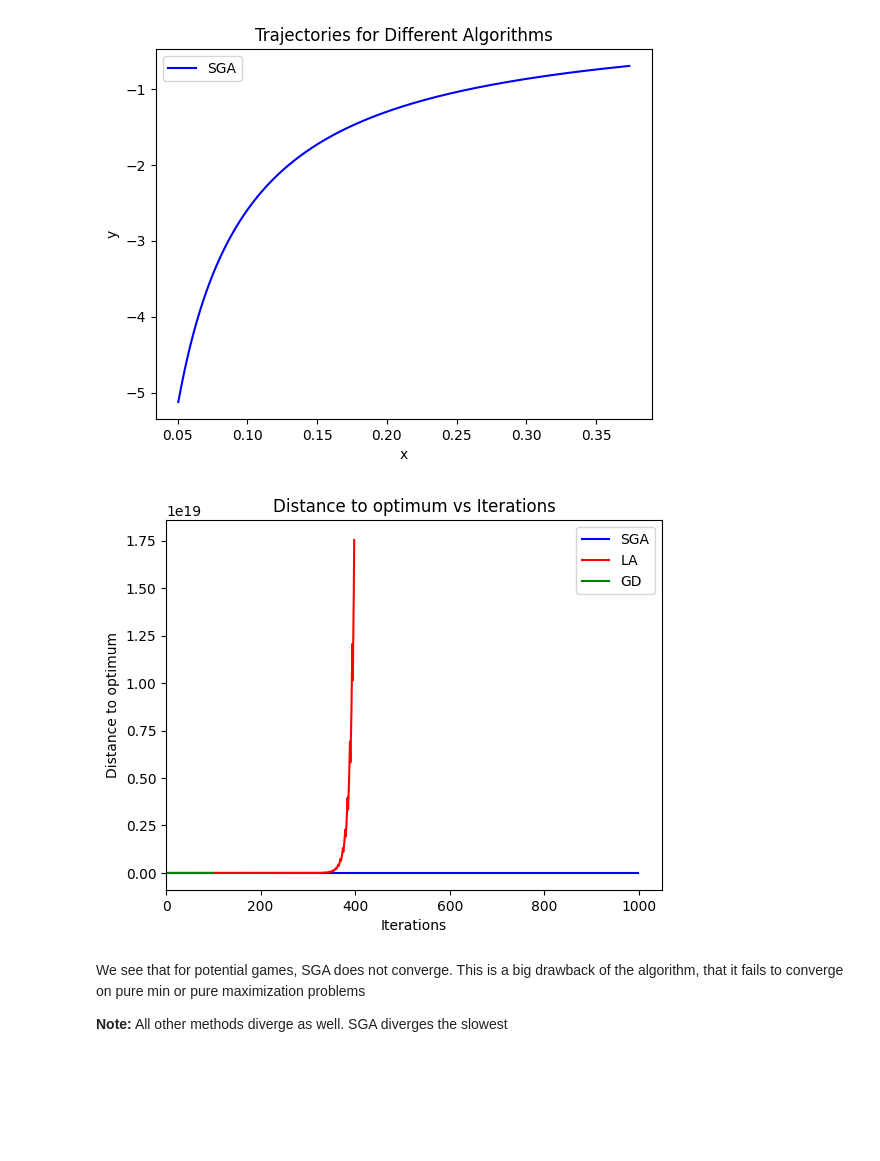
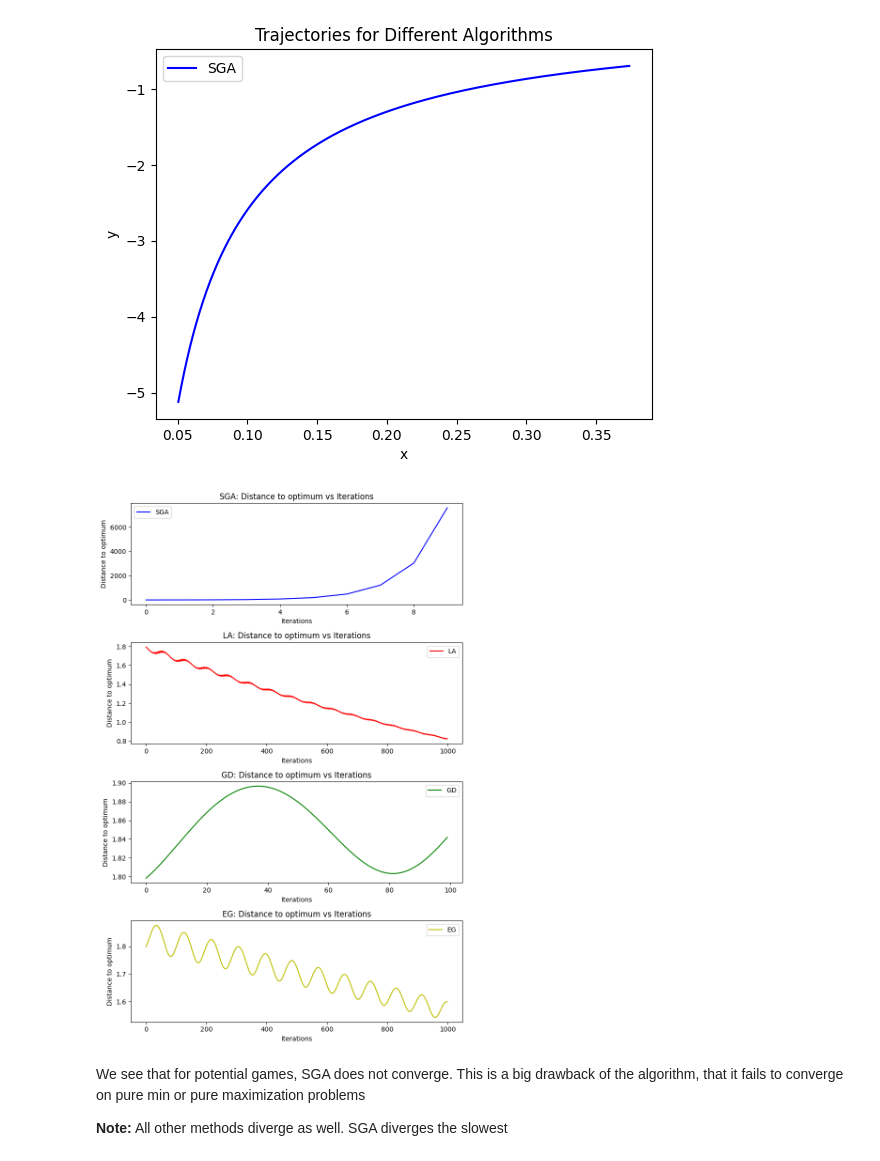
Before and after one commit to aniketSanyal/GamesInMLProject, a Jupyter notebook: Symplectic_Gradient_Adjustment_with_Lookahead.ipynb, the cells around one changed output. Saved outputs shown, nothing was run; the diff lists cells and outputs as text; code cells hidden in the pictures; blank space fills up the shorter version.

```diff
--- a/Symplectic_Gradient_Adjustment_with_Lookahead.ipynb
+++ b/Symplectic_Gradient_Adjustment_with_Lookahead.ipynb
@@ -350,21 +350,62 @@ plt.legend()
 plt.show()
 # %% [output]
 [figure]
-# %%
-plt.plot(distances_sga, linestyle='-', color='b', label='SGA')
-plt.plot(distances_la,  linestyle='-', color='r', label='LA')
-plt.plot(distances_gd[:100],linestyle='-', color='g', label='GD')
-# plt.plot(distances_eg,linestyle='-', color='y', label='EG')
-
-
-plt.title("Distance to optimum vs Iterations")
-plt.xlim(left=0)
-plt.xlabel("Iterations")
-plt.ylabel("Distance to optimum")
-plt.legend()
-plt.show()
-# %% [output]
-[figure, removed]
+# %%
+
+
+# plt.plot(distances_sga, linestyle='-', color='b', label='SGA')
+# plt.plot(distances_la,  linestyle='-', color='r', label='LA')
+# plt.plot(distances_gd[:100],linestyle='-', color='g', label='GD')
+# plt.plot(distances_eg,linestyle='-', color='y', label='EG')
+
+
+# plt.title("Distance to optimum vs Iterations")
+# plt.xlim(left=0)
+# plt.xlabel("Iterations")
+# plt.ylabel("Distance to optimum")
+# plt.legend()
+# plt.show()
+
+import matplotlib.pyplot as plt
+
+# 假设 distances_sga, distances_la, distances_gd, distances_eg 是已经定义好的数据集
+
+# 创建一个图形框架，并将其分为四个子图
+fig, axs = plt.subplots(4, 1, figsize=(8, 12))  # 4行1列的子图布局，大小为8x12英寸
+
+# 第一个子图: SGA
+axs[0].plot(distances_sga, linestyle='-', color='b', label='SGA')
+axs[0].set_title("SGA: Distance to optimum vs Iterations")
+axs[0].set_xlabel("Iterations")
+axs[0].set_ylabel("Distance to optimum")
+axs[0].legend()
+
+# 第二个子图: LA
+axs[1].plot(distances_la, linestyle='-', color='r', label='LA')
+axs[1].set_title("LA: Distance to optimum vs Iterations")
+axs[1].set_xlabel("Iterations")
+axs[1].set_ylabel("Distance to optimum")
+axs[1].legend()
+
+# 第三个子图: GD
+axs[2].plot(distances_gd[:100], linestyle='-', color='g', label='GD')
+axs[2].set_title("GD: Distance to optimum vs Iterations")
+axs[2].set_xlabel("Iterations")
+axs[2].set_ylabel("Distance to optimum")
+axs[2].legend()
+
+# 第四个子图: EG
+axs[3].plot(distances_eg, linestyle='-', color='y', label='EG')
+axs[3].set_title("EG: Distance to optimum vs Iterations")
+axs[3].set_xlabel("Iterations")
+axs[3].set_ylabel("Distance to optimum")
+axs[3].legend()
+
+# 调整子图间距
+plt.tight_layout()
+plt.show()
+# %% [output]
+[figure, added]
 # %% [markdown]
 We see that for potential games, SGA does not converge. This is a big drawback of the algorithm, that it fails to converge on pure min or pure maximization problems
 
```
